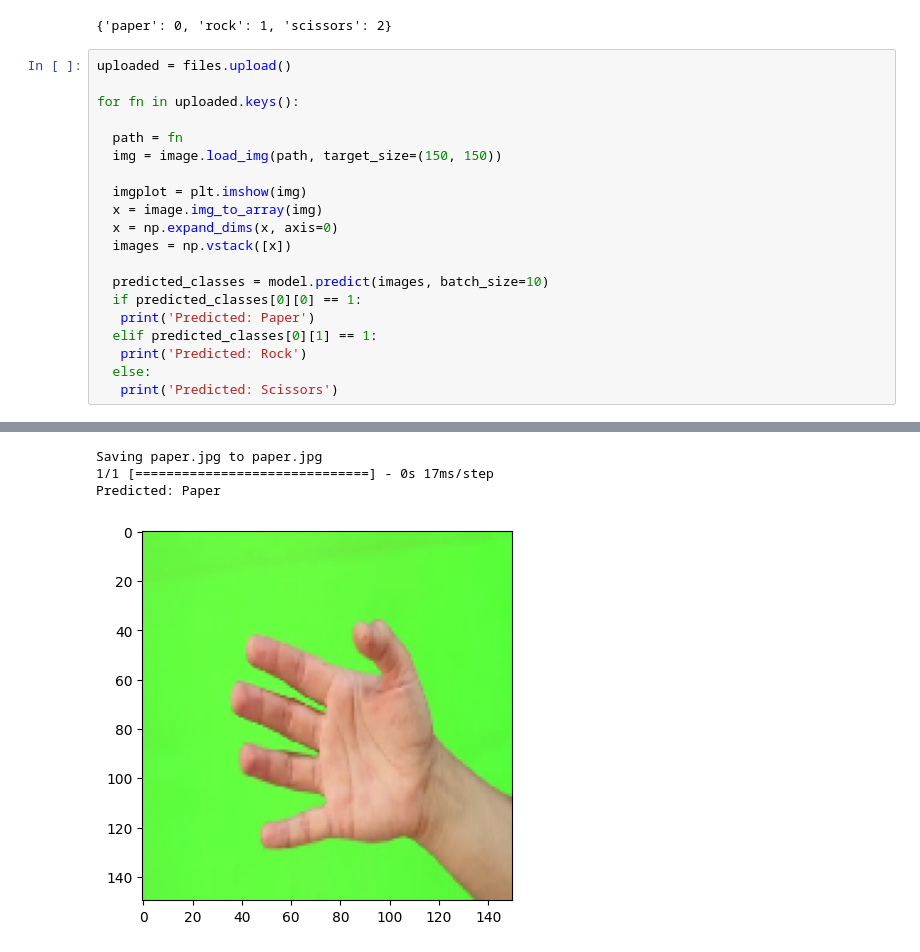
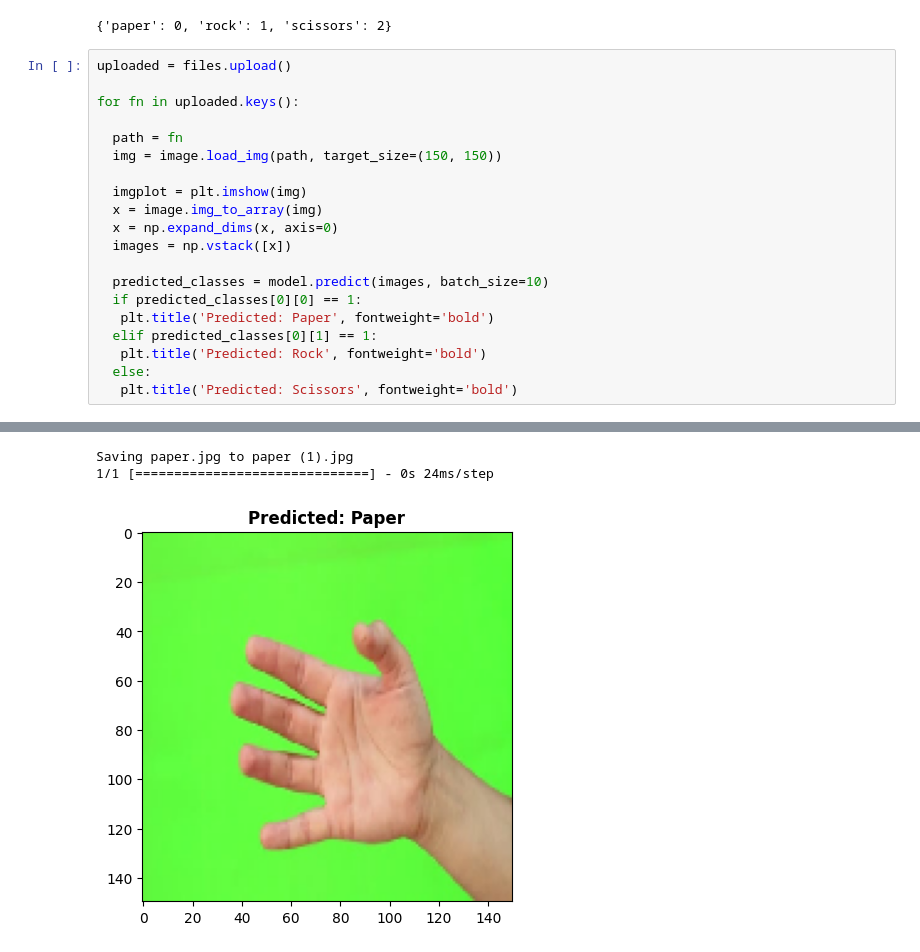
Before and after one commit to semidust/Rock-Paper-Scissors, a Jupyter notebook: Rock Paper Scissors.ipynb, the cells around one changed output, grey strips where cells are left out. Saved outputs shown, nothing was run; the diff lists cells and outputs as text.

```diff
--- a/Rock Paper Scissors.ipynb
+++ b/Rock Paper Scissors.ipynb
@@ -235,26 +233,25 @@ print(class_indices)
 # %%
 uploaded = files.upload()
 
 for fn in uploaded.keys():
 
   path = fn
   img = image.load_img(path, target_size=(150, 150))
 
   imgplot = plt.imshow(img)
   x = image.img_to_array(img)
   x = np.expand_dims(x, axis=0)
   images = np.vstack([x])
 
   predicted_classes = model.predict(images, batch_size=10)
   if predicted_classes[0][0] == 1:
-   print('Predicted: Paper')
+   plt.title('Predicted: Paper', fontweight='bold')
   elif predicted_classes[0][1] == 1:
-   print('Predicted: Rock')
+   plt.title('Predicted: Rock', fontweight='bold')
   else:
-   print('Predicted: Scissors')
+   plt.title('Predicted: Scissors', fontweight='bold')
 # %% [output]
 [interactive output not drawn]
-Saving paper.jpg to paper.jpg
-1/1 [==============================] - 0s 17ms/step
-Predicted: Paper
+Saving paper.jpg to paper (1).jpg
+1/1 [==============================] - 0s 24ms/step
-[figure, old version]
+[figure, new version]
```
Also changed, not shown: parts of 7 cells of this notebook.
